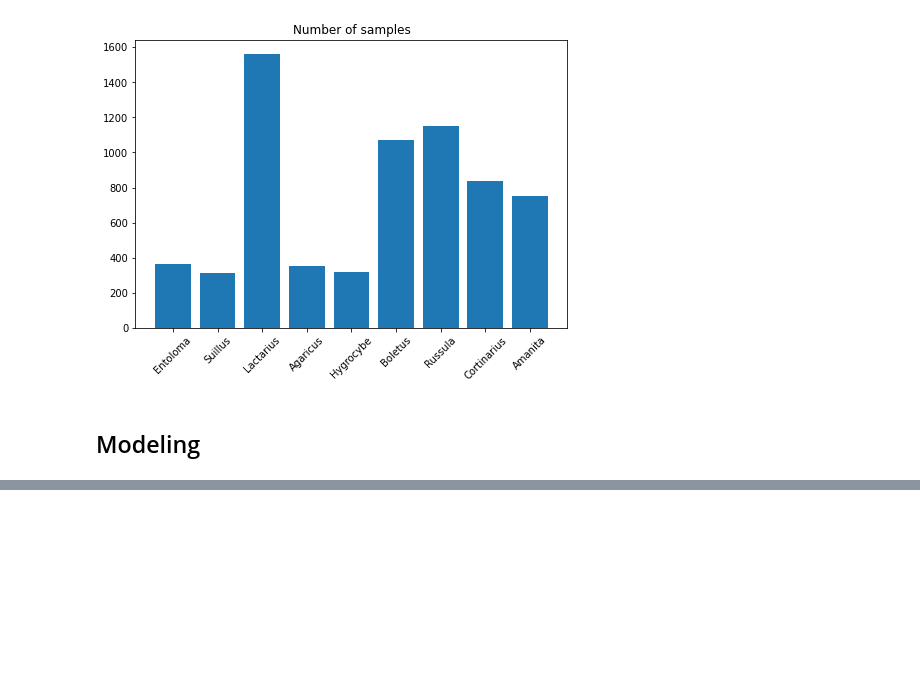
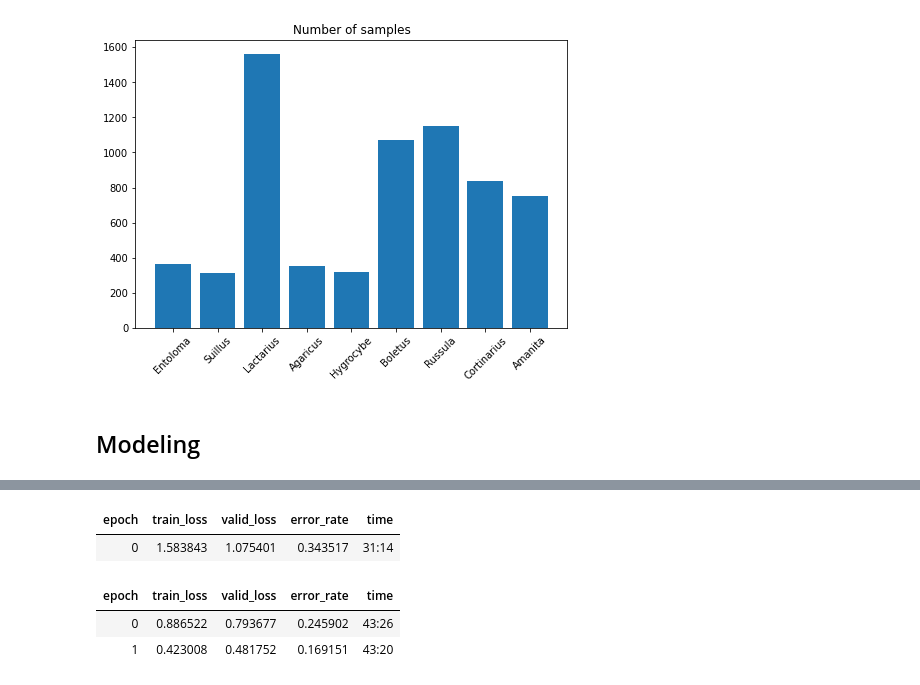
Before and after one commit to SyroQT/TC-255, a Jupyter notebook: 415.ipynb, the cells around one changed output, grey strips where cells are left out. Cells and saved outputs as stored; diff of their text form; code cells hidden in the pictures; blank space fills up the shorter version.

```diff
--- a/415.ipynb
+++ b/415.ipynb
@@ -178,4 +178,4 @@ plt.show()
 # %% [markdown]
 ## Modeling
 # %%
-learn = cnn_learner(dls, resnet34, metrics=auc)
+learn = cnn_learner(dls, resnet34, metrics=error_rate)
@@ -186,4 +192,10 @@ learn.lr_find()
 # %%
-learn.fine_tune(2)
+learn.fine_tune(2, 1e-2)
+# %% [output]
+| epoch | train_loss | valid_loss | error_rate | time |
+| 0 | 1.583843 | 1.075401 | 0.343517 | 31:14 |
+| epoch | train_loss | valid_loss | error_rate | time |
+| 0 | 0.886522 | 0.793677 | 0.245902 | 43:26 |
+| 1 | 0.423008 | 0.481752 | 0.169151 | 43:20 |
 # %%
 learn.show_results()
```
Also changed, not shown: parts of 8 cells of this notebook.
